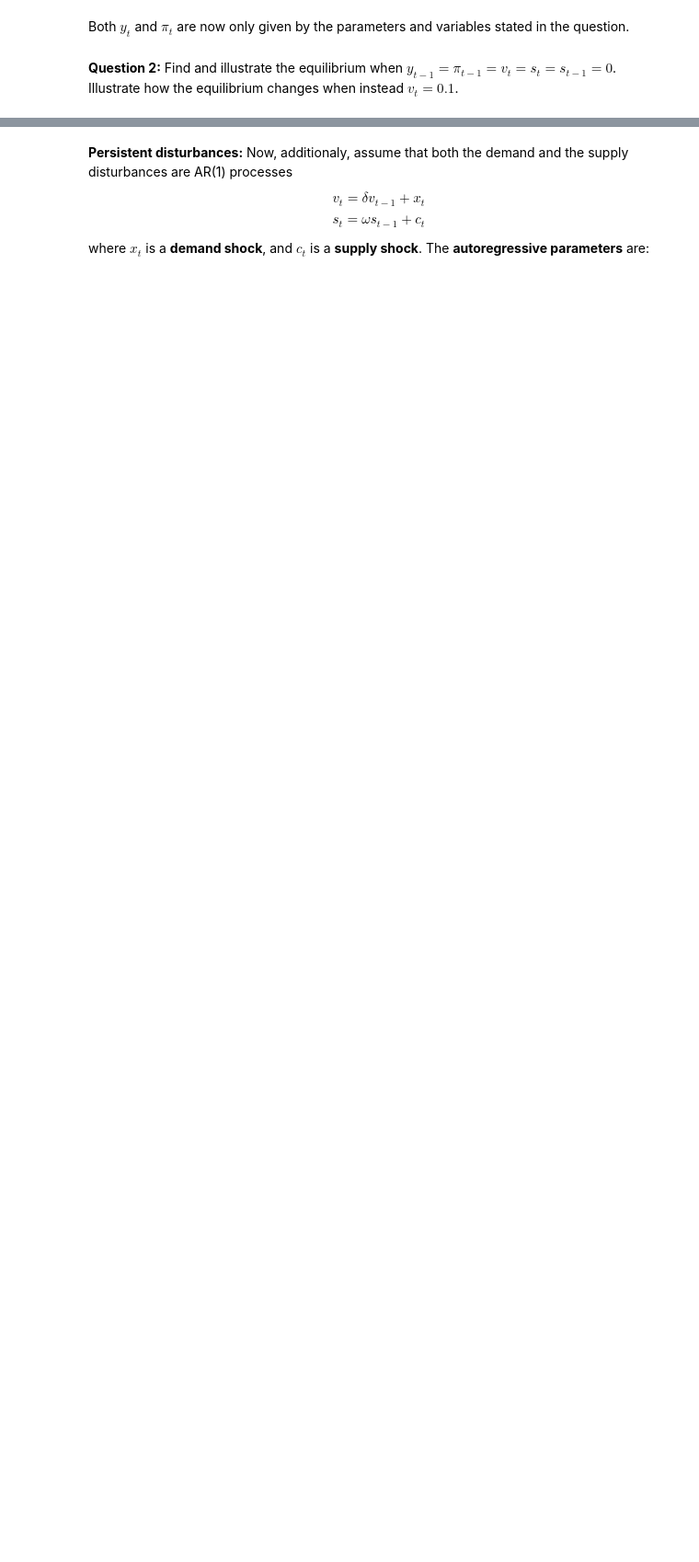
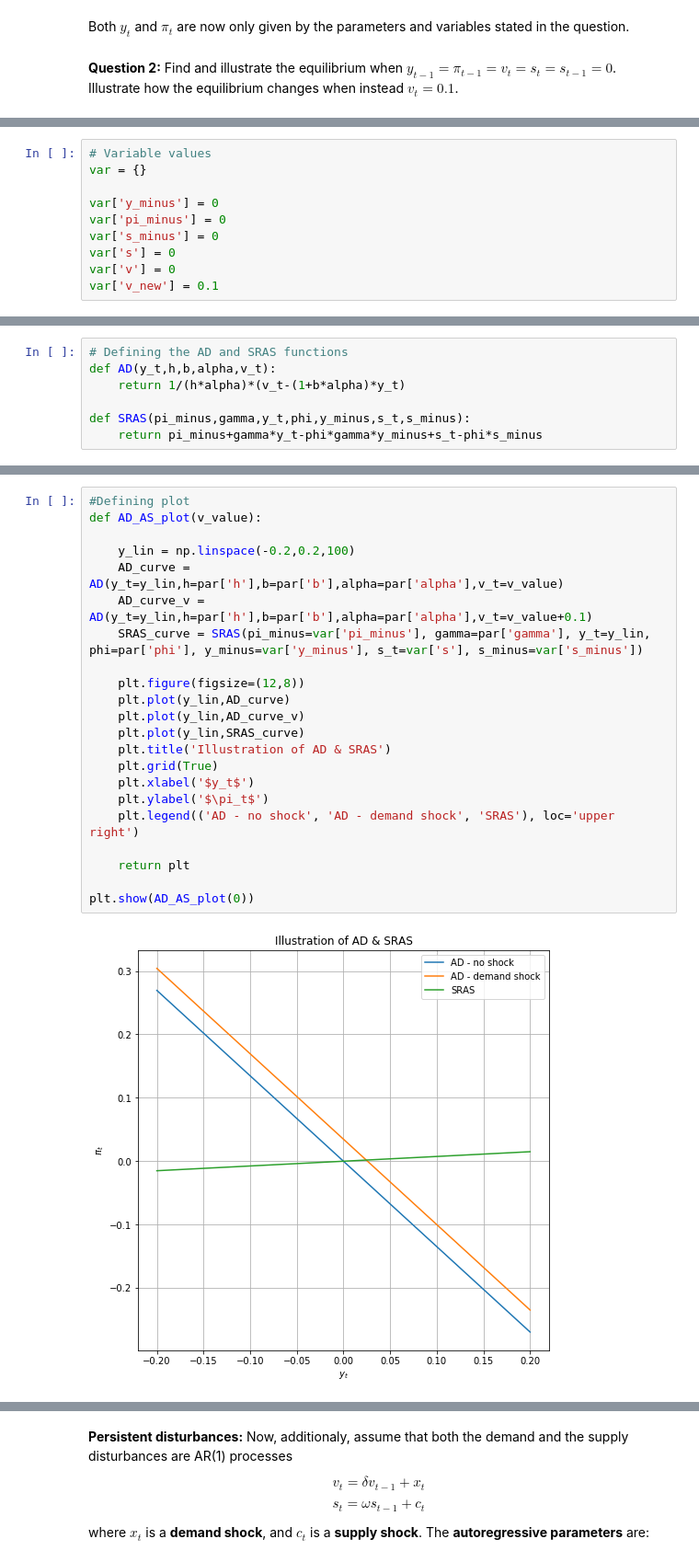
Before and after one commit to NumEconCopenhagen/projects-2019-nx31, a Jupyter notebook: examproject/examproject-M.ipynb, the cells around one changed output, grey strips where cells are left out. Shown at 92% size. Saved outputs shown, nothing was run; the diff lists cells and outputs as text; blank space fills up the shorter version.

```diff
--- a/examproject/examproject-M.ipynb
+++ b/examproject/examproject-M.ipynb
@@ -314,3 +299,13 @@ We now set the variables to 0 and calculate the equlibrium values for the output
+# %%
+# Variable values
+var = {}
+
+var['y_minus'] = 0
+var['pi_minus'] = 0
+var['s_minus'] = 0
+var['s'] = 0
+var['v'] = 0
+var['v_new'] = 0.1
 # %%
 # y
 y_value = sm.lambdify((alpha,h,b,phi,gamma,y_minus,pi_minus,s_minus, s_t,v_t),equal_solve_y)
@@ -324,0 +341,7 @@ print(pi_value(par['alpha'], par['h'],par['b'],par['phi'],par['gamma'],0,0,0,0,0
+# %%
+# Defining the AD and SRAS functions
+def AD(y_t,h,b,alpha,v_t):
+    return 1/(h*alpha)*(v_t-(1+b*alpha)*y_t)
+
+def SRAS(pi_minus,gamma,y_t,phi,y_minus,s_t,s_minus):
+    return pi_minus+gamma*y_t-phi*gamma*y_minus+s_t-phi*s_minus
@@ -324,0 +350,24 @@ print(pi_value(par['alpha'], par['h'],par['b'],par['phi'],par['gamma'],0,0,0,0,0
+# %%
+#Defining plot
+def AD_AS_plot(v_value):
+
+    y_lin = np.linspace(-0.2,0.2,100)
+    AD_curve = AD(y_t=y_lin,h=par['h'],b=par['b'],alpha=par['alpha'],v_t=v_value)
+    AD_curve_v = AD(y_t=y_lin,h=par['h'],b=par['b'],alpha=par['alpha'],v_t=v_value+0.1)
+    SRAS_curve = SRAS(pi_minus=var['pi_minus'], gamma=par['gamma'], y_t=y_lin, phi=par['phi'], y_minus=var['y_minus'], s_t=var['s'], s_minus=var['s_minus'])
+
+    plt.figure(figsize=(12,8))
+    plt.plot(y_lin,AD_curve)
+    plt.plot(y_lin,AD_curve_v)
+    plt.plot(y_lin,SRAS_curve)
+    plt.title('Illustration of AD & SRAS')
+    plt.grid(True)
+    plt.xlabel('$y_t$')
+    plt.ylabel('$\pi_t$')
+    plt.legend(('AD - no shock', 'AD - demand shock', 'SRAS'), loc='upper right')
+
+    return plt
+
+plt.show(AD_AS_plot(0))
+# %% [output]
+[figure, added]
```
Also changed, not shown: parts of 34 cells of this notebook.
